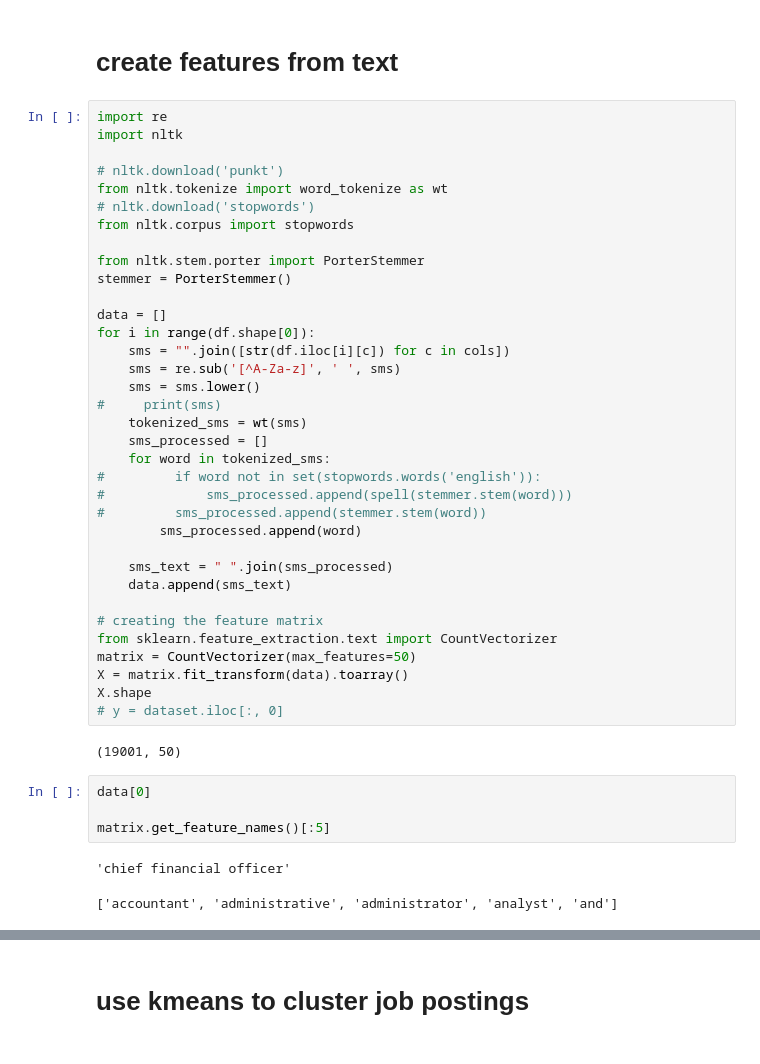
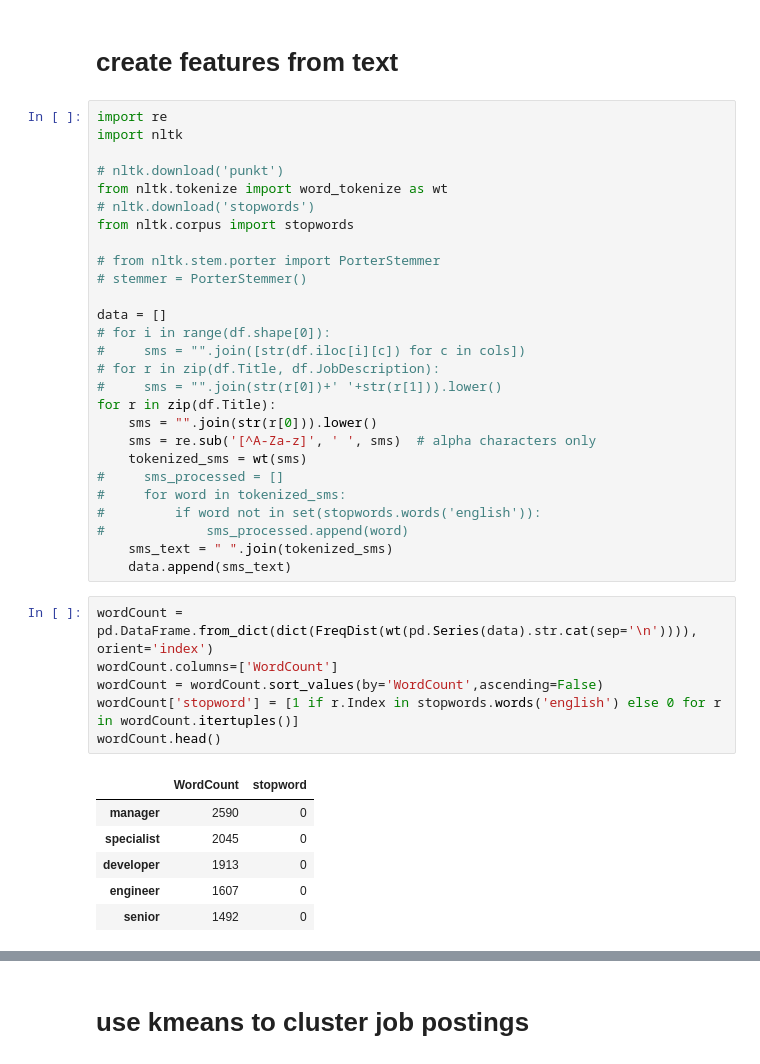
Before and after one commit to mondayn/py, a Jupyter notebook: jobClassify.ipynb, the cells around one changed output, grey strips where cells are left out. Drawn from its saved outputs; the diff is of its cells as text.

```diff
--- a/jobClassify.ipynb
+++ b/jobClassify.ipynb
@@ -79,38 +62,34 @@ from nltk.tokenize import word_tokenize as wt
 # nltk.download('stopwords')
 from nltk.corpus import stopwords
 
-from nltk.stem.porter import PorterStemmer
-stemmer = PorterStemmer()
+# from nltk.stem.porter import PorterStemmer
+# stemmer = PorterStemmer()
 
 data = []
-for i in range(df.shape[0]):
-    sms = "".join([str(df.iloc[i][c]) for c in cols])
-    sms = re.sub('[^A-Za-z]', ' ', sms)
-    sms = sms.lower()
-#     print(sms)
+# for i in range(df.shape[0]):
+#     sms = "".join([str(df.iloc[i][c]) for c in cols])
+# for r in zip(df.Title, df.JobDescription):
+#     sms = "".join(str(r[0])+' '+str(r[1])).lower()
+for r in zip(df.Title):
+    sms = "".join(str(r[0])).lower()
+    sms = re.sub('[^A-Za-z]', ' ', sms)  # alpha characters only
     tokenized_sms = wt(sms)
-    sms_processed = []
-    for word in tokenized_sms:
+#     sms_processed = []
+#     for word in tokenized_sms:
 #         if word not in set(stopwords.words('english')):
-#             sms_processed.append(spell(stemmer.stem(word)))
-#         sms_processed.append(stemmer.stem(word))
-        sms_processed.append(word)
-
-    sms_text = " ".join(sms_processed)
+#             sms_processed.append(word)
+    sms_text = " ".join(tokenized_sms)
     data.append(sms_text)
-
-# creating the feature matrix
-from sklearn.feature_extraction.text import CountVectorizer
-matrix = CountVectorizer(max_features=50)
-X = matrix.fit_transform(data).toarray()
-X.shape
-# y = dataset.iloc[:, 0]
-# %% [output]
-(19001, 50)
-# %%
-data[0]
-
-matrix.get_feature_names()[:5]
-# %% [output]
-'chief financial officer'
-['accountant', 'administrative', 'administrator', 'analyst', 'and']
+# %%
+wordCount = pd.DataFrame.from_dict(dict(FreqDist(wt(pd.Series(data).str.cat(sep='\n')))), orient='index')
+wordCount.columns=['WordCount']
+wordCount = wordCount.sort_values(by='WordCount',ascending=False)
+wordCount['stopword'] = [1 if r.Index in stopwords.words('english') else 0 for r in wordCount.itertuples()]
+wordCount.head()
+# %% [output]
+|  | WordCount | stopword |
+| manager | 2590 | 0 |
+| specialist | 2045 | 0 |
+| developer | 1913 | 0 |
+| engineer | 1607 | 0 |
+| senior | 1492 | 0 |
```
Also changed, not shown: parts of 18 cells of this notebook.
